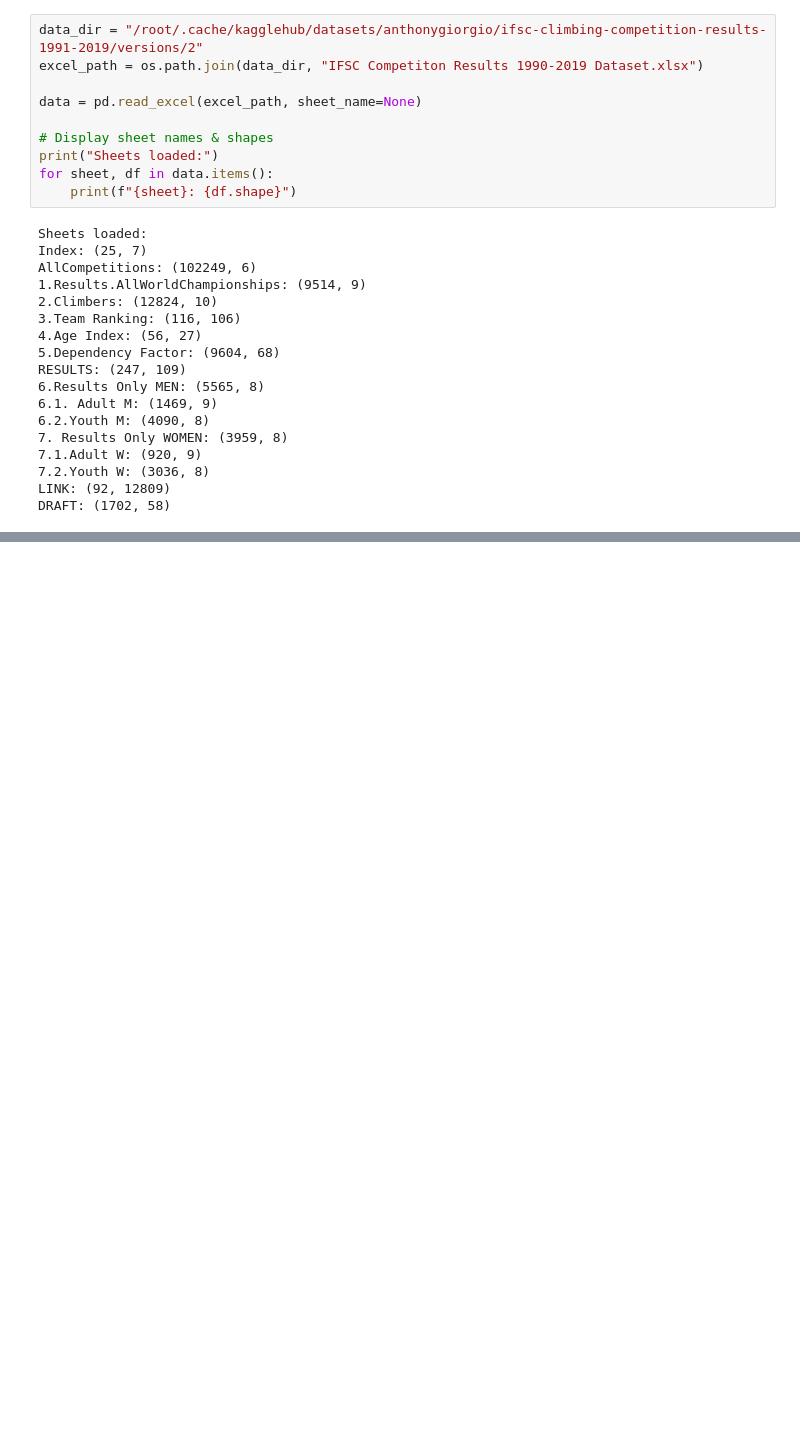
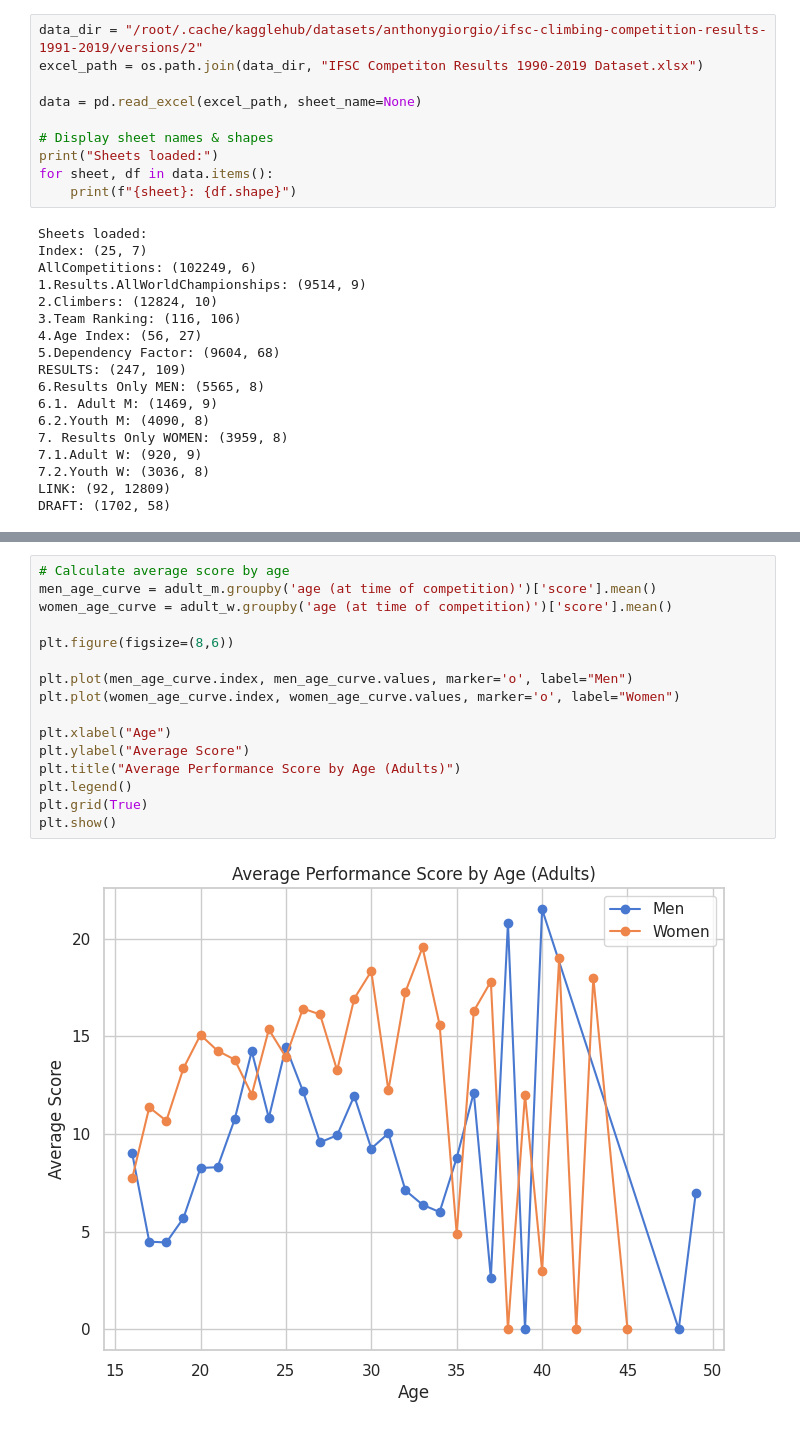
Before and after one commit to derrickd-lab/Climbing_Prediction_Project, a Jupyter notebook: ML_Project.ipynb, the cells around one changed output, grey strips where cells are left out. Drawn from its saved outputs; the diff is of its cells as text; blank space fills up the shorter version.

```diff
--- a/ML_Project.ipynb
+++ b/ML_Project.ipynb
@@ -140,0 +186,18 @@ NameError: name 'adult_m' is not defined
+# %%
+# Calculate average score by age
+men_age_curve = adult_m.groupby('age (at time of competition)')['score'].mean()
+women_age_curve = adult_w.groupby('age (at time of competition)')['score'].mean()
+
+plt.figure(figsize=(8,6))
+
+plt.plot(men_age_curve.index, men_age_curve.values, marker='o', label="Men")
+plt.plot(women_age_curve.index, women_age_curve.values, marker='o', label="Women")
+
+plt.xlabel("Age")
+plt.ylabel("Average Score")
+plt.title("Average Performance Score by Age (Adults)")
+plt.legend()
+plt.grid(True)
+plt.show()
+# %% [output]
+[figure, added]
```
Also changed, not shown: parts of 5 cells of this notebook.
